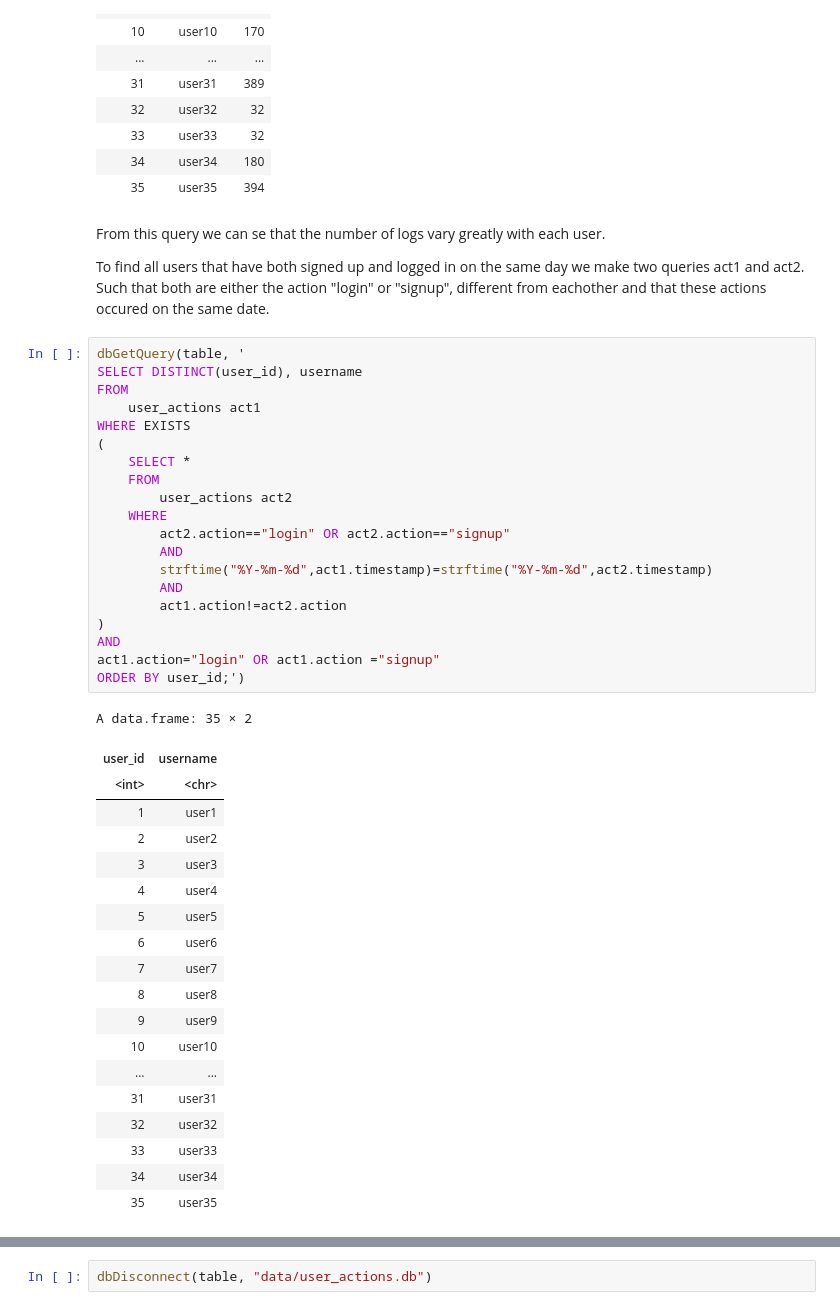
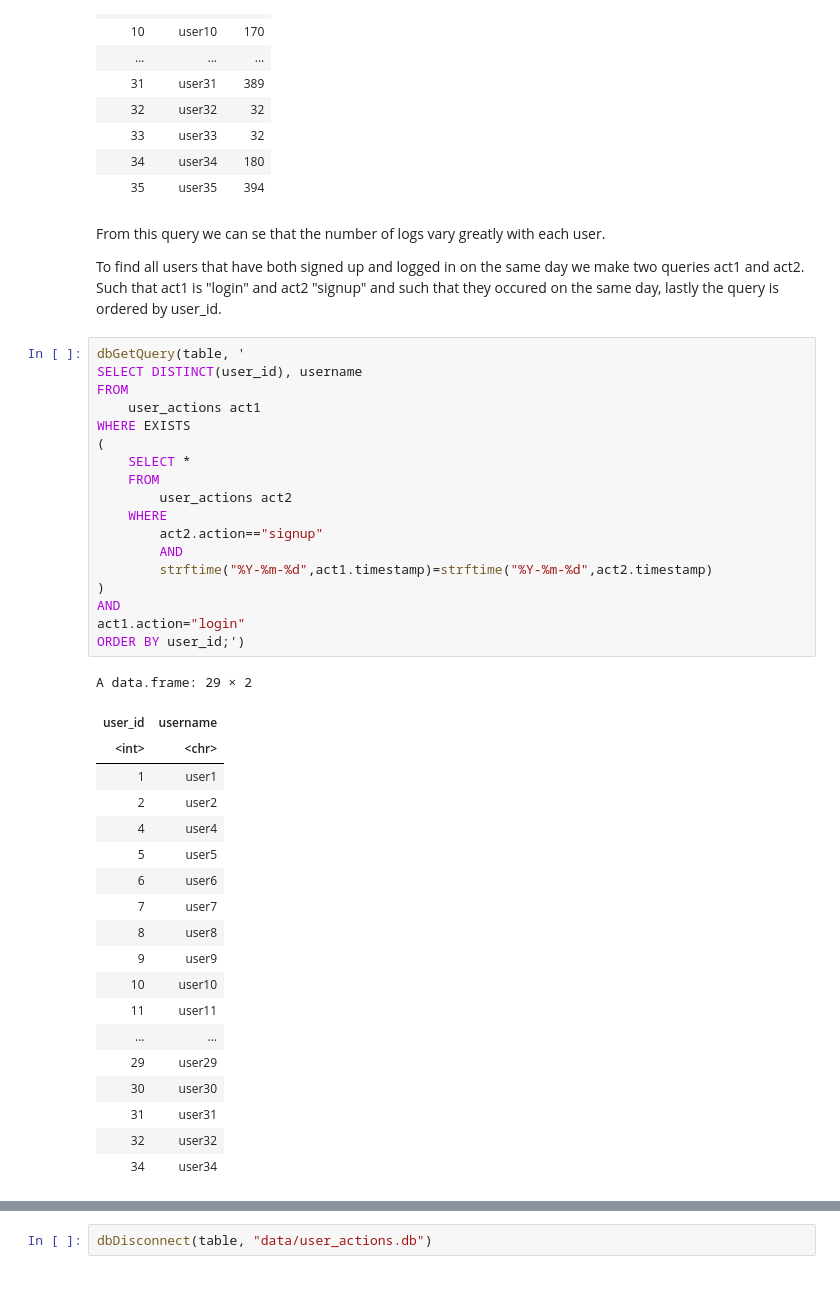
Before and after one commit to massemassiv/su-mt4007, a Jupyter notebook: HW4/HW4.ipynb, the cells around one changed output, grey strips where cells are left out. Saved outputs shown, nothing was run; the diff lists cells and outputs as text.

```diff
--- a/HW4/HW4.ipynb
+++ b/HW4/HW4.ipynb
@@ -161,34 +207,31 @@ A data.frame: 35 × 3
 # %% [markdown]
 From this query we can se that the number of logs vary greatly with each user.
 
-To find all users that have both signed up and logged in on the same day we make two queries act1 and act2. Such that both are either the action "login" or "signup", different from eachother and that these actions occured on the same date.
+To find all users that have both signed up and logged in on the same day we make two queries act1 and act2. Such that act1 is "login" and act2 "signup" and such that they occured on the same day, lastly the query is ordered by user_id.
 # %%
 dbGetQuery(table, '
 SELECT DISTINCT(user_id), username
 FROM
     user_actions act1
 WHERE EXISTS
 (
     SELECT *
     FROM
         user_actions act2
     WHERE
-        act2.action=="login" OR act2.action=="signup"
+        act2.action=="signup"
         AND
         strftime("%Y-%m-%d",act1.timestamp)=strftime("%Y-%m-%d",act2.timestamp)
-        AND
-        act1.action!=act2.action
 )
 AND
-act1.action="login" OR act1.action ="signup"
+act1.action="login"
 ORDER BY user_id;')
 # %% [output]
-A data.frame: 35 × 2
+A data.frame: 29 × 2
 | user_id | username |
 | <int> | <chr> |
 | 1 | user1 |
 | 2 | user2 |
-| 3 | user3 |
 | 4 | user4 |
 | 5 | user5 |
 | 6 | user6 |
@@ -196,10 +239,11 @@ A data.frame: 35 × 2
 | 8 | user8 |
 | 9 | user9 |
 | 10 | user10 |
+| 11 | user11 |
 | ... | ... |
+| 29 | user29 |
+| 30 | user30 |
 | 31 | user31 |
 | 32 | user32 |
-| 33 | user33 |
 | 34 | user34 |
-| 35 | user35 |
 # %% [markdown]
```
Also changed, not shown: parts of 6 cells of this notebook.
